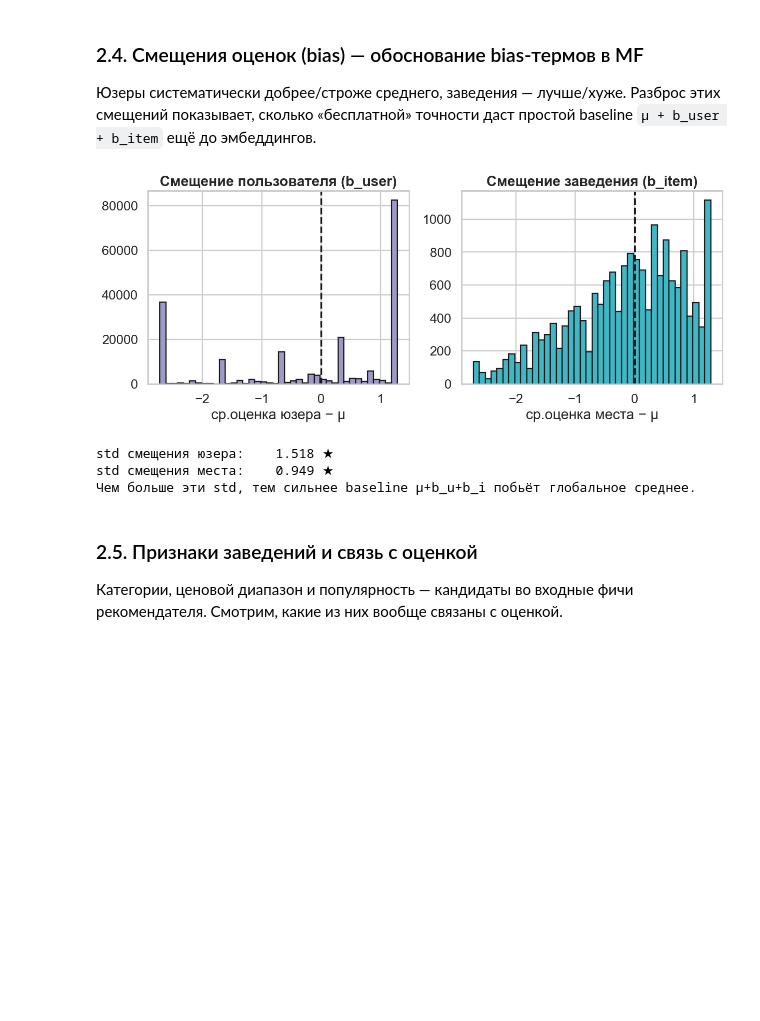
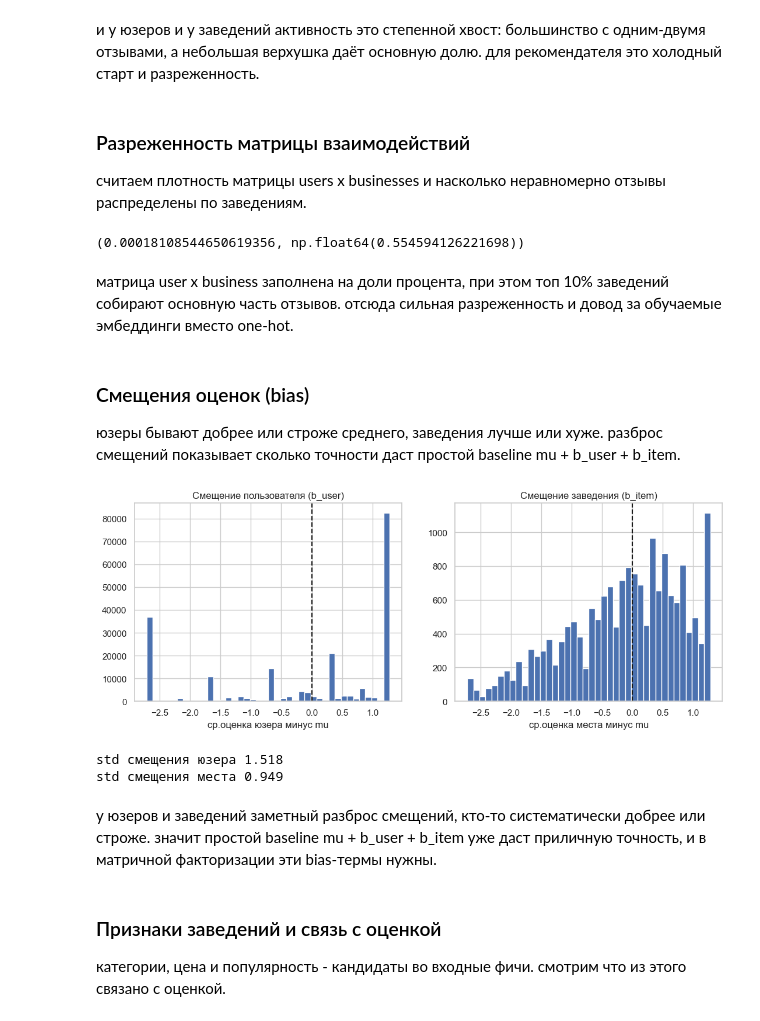
Before and after one commit to bluesteelll/gp5, a Jupyter notebook: notebooks/EDA_2.ipynb, the cells around one changed output. Drawn from its saved outputs; the diff is of its cells as text; code cells hidden in the pictures; blank space fills up the shorter version.

```diff
--- a/notebooks/EDA_2.ipynb
+++ b/notebooks/EDA_2.ipynb
@@ -22,39 +12,24 @@
 # %%
-import warnings, re, math, json, sys
+import re, sys, warnings
 from pathlib import Path
-from collections import Counter
-
 import numpy as np
 import pandas as pd
-import polars as pl
 import matplotlib.pyplot as plt
-import matplotlib.ticker as mticker
 import seaborn as sns
-
-# Общие пути / имена файлов / флаги — из _constants.py в корне проекта (единый источник правды)
-_PROJECT = Path.cwd().parent if Path.cwd().name == "notebooks" else Path.cwd()
-sys.path.insert(0, str(_PROJECT))
+root = Path.cwd().parent if Path.cwd().name == "notebooks" else Path.cwd()
+sys.path.insert(0, str(root))
 from _constants import (
     PROCESSED, ARTIFACTS, ENABLE_ARTIFACTS,
     BUSINESS_PARQUET, REVIEWS_PARQUET, USERS_PARQUET, TIPS_PARQUET, META_PARQUET,
 )
-
 warnings.filterwarnings("ignore")
-sns.set_theme(style="whitegrid", context="talk")
-plt.rcParams["figure.dpi"] = 110
-plt.rcParams["axes.titleweight"] = "bold"
-RNG = np.random.default_rng(42)
-
-# Картинки сохраняем в artifacts/ только если ENABLE_ARTIFACTS=true (.env). По умолчанию — нет.
-# Имена единообразны: <имя ноутбука>_<название>, напр. EDA_2_02_stars_distribution.png
+sns.set_theme(style="whitegrid")
 NB = "EDA_2"
 def savefig(name):
     if not ENABLE_ARTIFACTS:
         return
     ARTIFACTS.mkdir(parents=True, exist_ok=True)
-    plt.tight_layout()
-    plt.savefig(ARTIFACTS / f"{NB}_{name}.png", bbox_inches="tight", dpi=140)
-
-print("processed dir:", PROCESSED, "| ENABLE_ARTIFACTS:", ENABLE_ARTIFACTS)
+    plt.savefig(ARTIFACTS / f"{NB}_{name}.png")
+print(PROCESSED, ENABLE_ARTIFACTS)
 print([p.name for p in PROCESSED.glob('*.parquet')])
 # %% [output]
@@ -207,27 +147,40 @@ Gini активности юзеров:   0.595
+# %% [markdown]
+и у юзеров и у заведений активность это степенной хвост: большинство с одним-двумя отзывами, а небольшая верхушка даёт основную долю. для рекомендателя это холодный старт и разреженность.
+# %% [markdown]
+### Разреженность матрицы взаимодействий
+считаем плотность матрицы users x businesses и насколько неравномерно отзывы распределены по заведениям.
+# %%
+n_u, n_b, n_int = reviews["user_id"].nunique(), reviews["business_id"].nunique(), len(reviews)
+density = n_int / (n_u * n_b)
+top10 = rb.sort_values(ascending=False).head(int(n_b * 0.1)).sum() / n_int
+density, top10
+# %% [output]
+(0.00018108544650619356, np.float64(0.554594126221698))
+# %% [markdown]
+матрица user x business заполнена на доли процента, при этом топ 10% заведений собирают основную часть отзывов. отсюда сильная разреженность и довод за обучаемые эмбеддинги вместо one-hot.
 # %% [markdown]
-### 2.4. Смещения оценок (bias) — обоснование bias-термов в MF
-Юзеры систематически добрее/строже среднего, заведения — лучше/хуже. Разброс этих смещений показывает, сколько «бесплатной» точности даст простой baseline `μ + b_user + b_item` ещё до эмбеддингов.
+### Смещения оценок (bias)
+юзеры бывают добрее или строже среднего, заведения лучше или хуже. разброс смещений показывает сколько точности даст простой baseline mu + b_user + b_item.
 # %%
 mu = reviews["stars"].mean()
-ub = reviews.groupby("user_id")["stars"].mean() - mu      # смещение юзера
-bb = reviews.groupby("business_id")["stars"].mean() - mu  # смещение заведения
-
+ub = reviews.groupby("user_id")["stars"].mean() - mu
+bb = reviews.groupby("business_id")["stars"].mean() - mu
 fig, axes = plt.subplots(1, 2, figsize=(13,4.4))
-axes[0].hist(ub, bins=40, color="#9e9ac8", edgecolor="k")
+axes[0].hist(ub, bins=40)
 axes[0].axvline(0, color="k", ls="--"); axes[0].set_title("Смещение пользователя (b_user)")
-axes[0].set_xlabel("ср.оценка юзера − μ")
-axes[1].hist(bb, bins=40, color="#41b6c4", edgecolor="k")
+axes[0].set_xlabel("ср.оценка юзера минус mu")
+axes[1].hist(bb, bins=40)
 axes[1].axvline(0, color="k", ls="--"); axes[1].set_title("Смещение заведения (b_item)")
-axes[1].set_xlabel("ср.оценка места − μ")
+axes[1].set_xlabel("ср.оценка места минус mu")
 savefig("04_rating_bias"); plt.show()
-print(f"std смещения юзера:    {ub.std():.3f} ★")
-print(f"std смещения места:    {bb.std():.3f} ★")
-print("Чем больше эти std, тем сильнее baseline μ+b_u+b_i побьёт глобальное среднее.")
+print("std смещения юзера", round(ub.std(), 3))
+print("std смещения места", round(bb.std(), 3))
 # %% [output]
-[figure, old version]
+[figure, new version]
-std смещения юзера:    1.518 ★
-std смещения места:    0.949 ★
-Чем больше эти std, тем сильнее baseline μ+b_u+b_i побьёт глобальное среднее.
+std смещения юзера 1.518
+std смещения места 0.949
+# %% [markdown]
+у юзеров и заведений заметный разброс смещений, кто-то систематически добрее или строже. значит простой baseline mu + b_user + b_item уже даст приличную точность, и в матричной факторизации эти bias-термы нужны.
 # %% [markdown]
-### 2.5. Признаки заведений и связь с оценкой
-Категории, ценовой диапазон и популярность — кандидаты во входные фичи рекомендателя. Смотрим, какие из них вообще связаны с оценкой.
+### Признаки заведений и связь с оценкой
+категории, цена и популярность - кандидаты во входные фичи. смотрим что из этого связано с оценкой.
```
Also changed, not shown: parts of 58 cells of this notebook, 1 other file.
